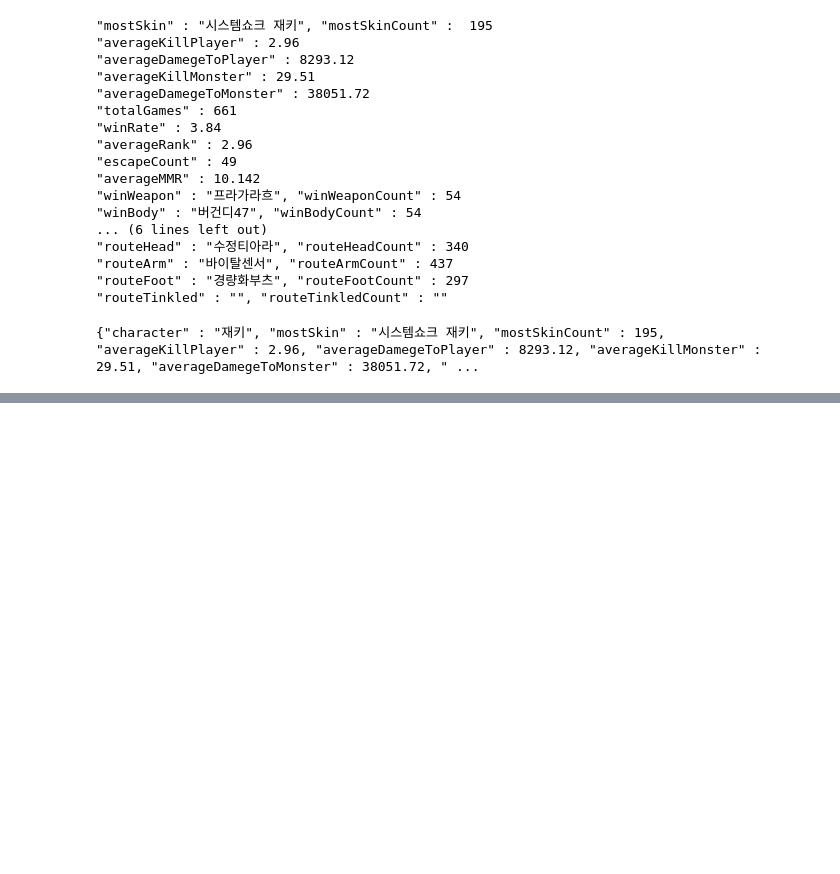
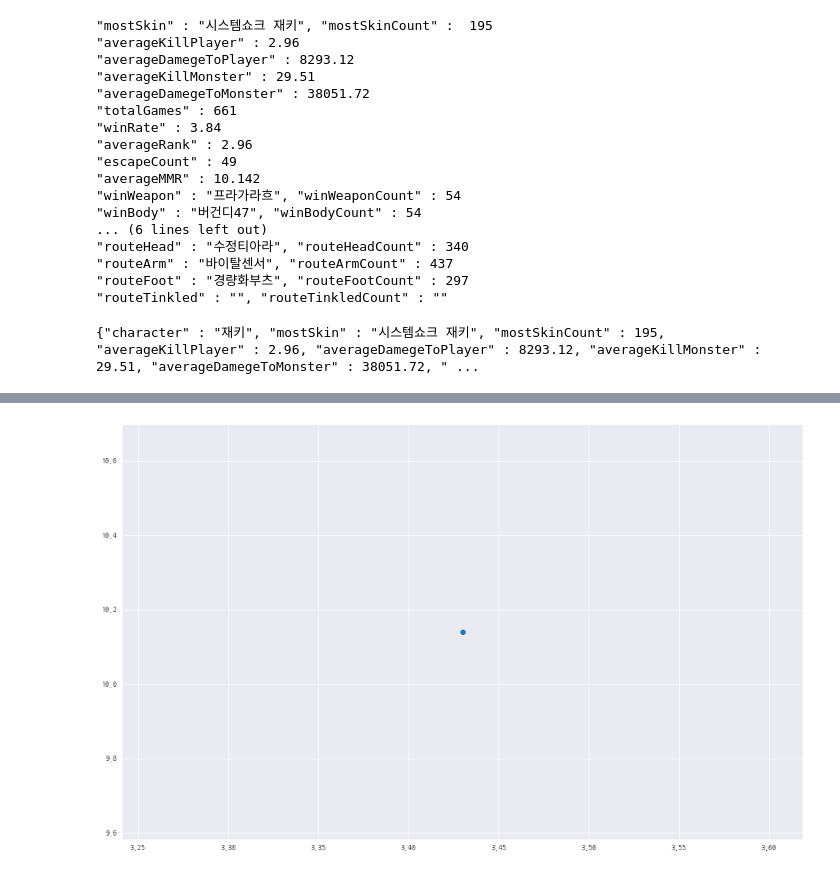
Before and after one commit to discipliner/webCrawling, a Jupyter notebook: analysis.ipynb, the cells around one changed output, grey strips where cells are left out. Cells and saved outputs as stored; diff of their text form; code cells hidden in the pictures; blank space fills up the shorter version.

```diff
--- a/analysis.ipynb
+++ b/analysis.ipynb
@@ -217,0 +232,6 @@ games = rank.mmrGain.count()/62
+# %%
+plt.figure(figsize=(16,10))
+plt.plot(xy.pickRate, xy.mmrGain, 'o')
+plt.show()
+# %% [output]
+[figure, added]
```
Also changed, not shown: parts of 5 cells of this notebook.
